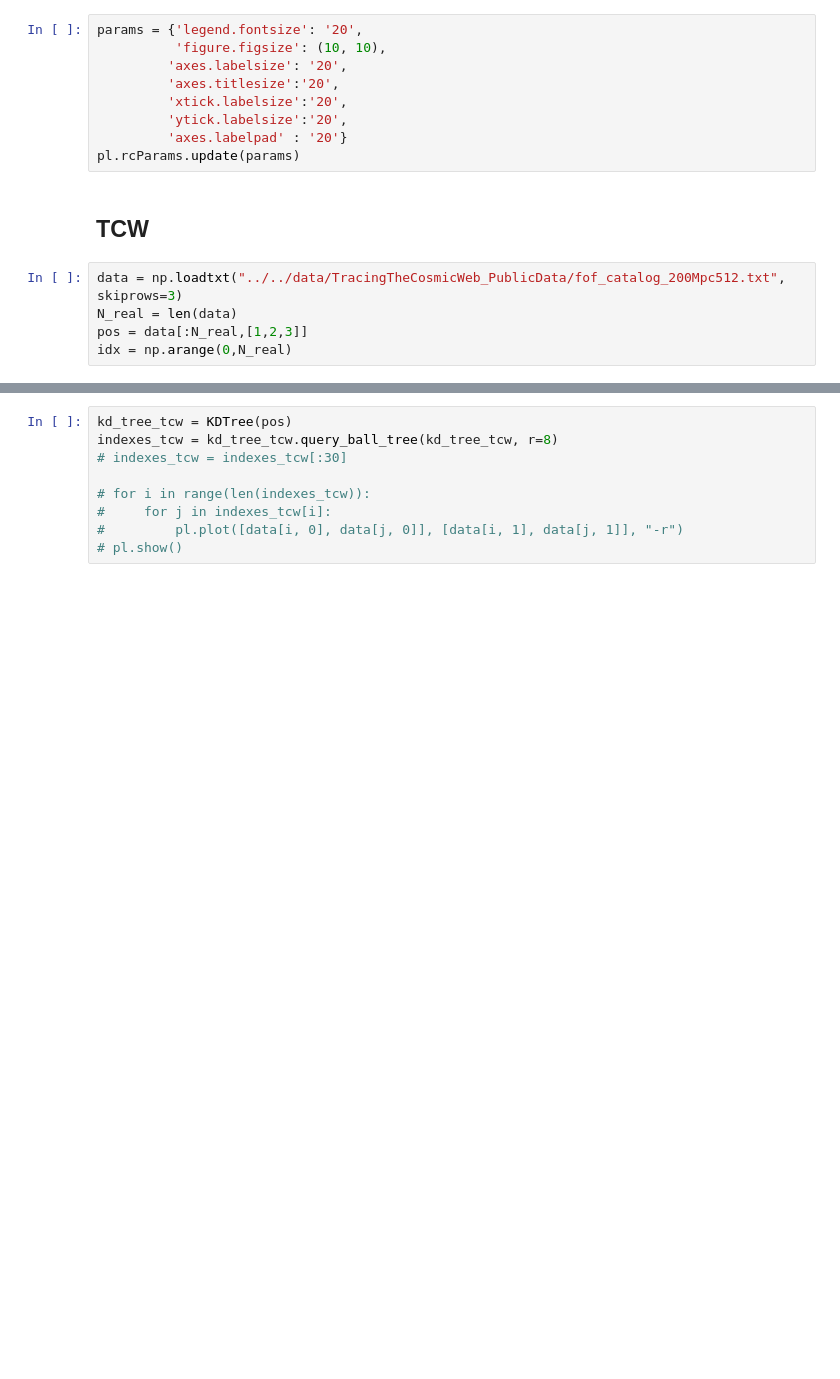
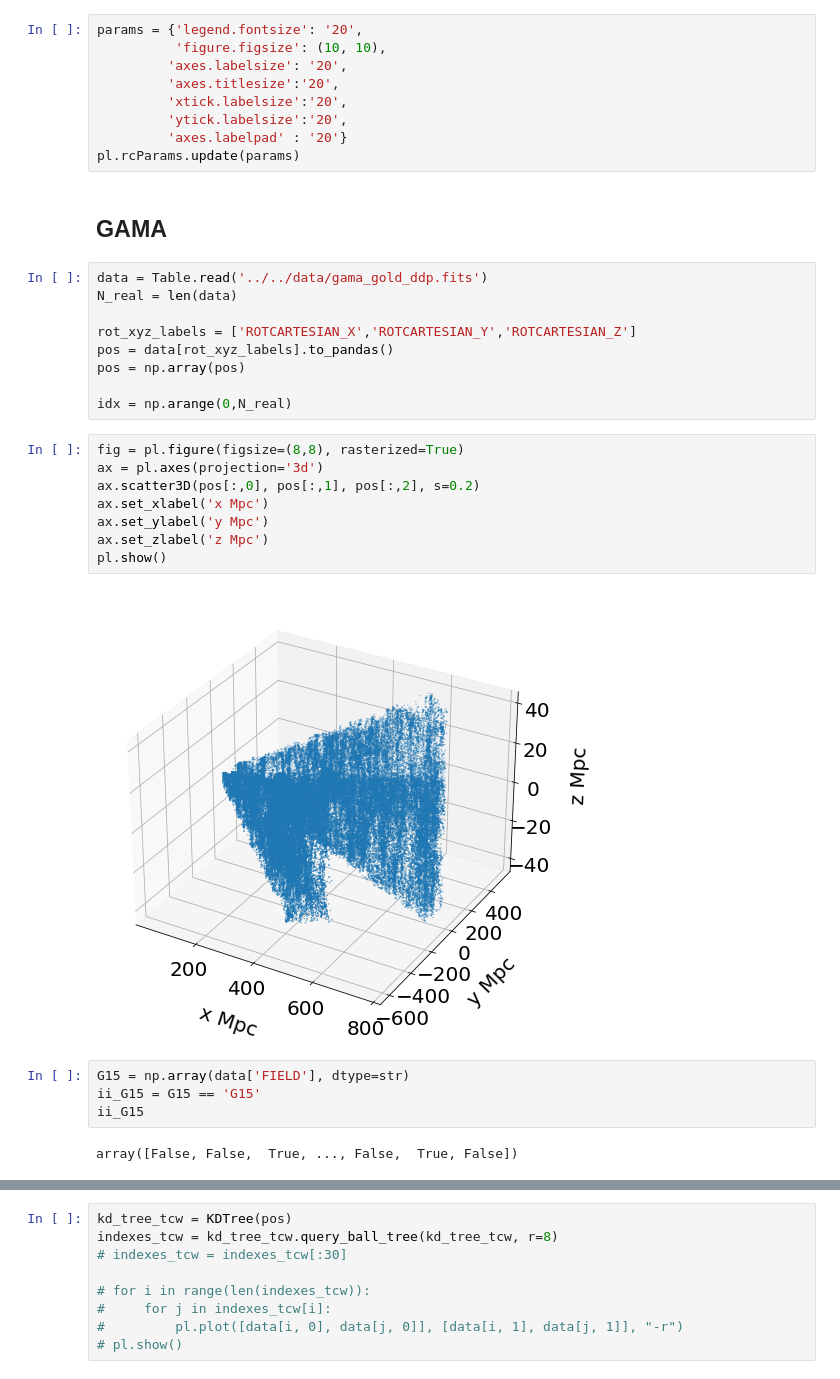
Before and after one commit to jsuarez314/graph_predictions, a Jupyter notebook: graph_dataset_GAMA.ipynb, the cells around one changed output, grey strips where cells are left out. Drawn from its saved outputs; the diff is of its cells as text; blank space fills up the shorter version.

```diff
--- a/graph_dataset_GAMA.ipynb
+++ b/graph_dataset_GAMA.ipynb
@@ -20,9 +20,29 @@ params = {'legend.fontsize': '20',
          'axes.labelpad' : '20'}
 pl.rcParams.update(params)
 # %% [markdown]
-## TCW
+## GAMA
 # %%
-data = np.loadtxt("../../data/TracingTheCosmicWeb_PublicData/fof_catalog_200Mpc512.txt", skiprows=3)
+data = Table.read('../../data/gama_gold_ddp.fits')
 N_real = len(data)
-pos = data[:N_real,[1,2,3]]
+
+rot_xyz_labels = ['ROTCARTESIAN_X','ROTCARTESIAN_Y','ROTCARTESIAN_Z']
+pos = data[rot_xyz_labels].to_pandas()
+pos = np.array(pos)
+
 idx = np.arange(0,N_real)
+# %%
+fig = pl.figure(figsize=(8,8), rasterized=True)
+ax = pl.axes(projection='3d')
+ax.scatter3D(pos[:,0], pos[:,1], pos[:,2], s=0.2)
+ax.set_xlabel('x Mpc')
+ax.set_ylabel('y Mpc')
+ax.set_zlabel('z Mpc')
+pl.show()
+# %% [output]
+[figure, added]
+# %%
+G15 = np.array(data['FIELD'], dtype=str)
+ii_G15 = G15 == 'G15'
+ii_G15
+# %% [output]
+array([False, False,  True, ..., False,  True, False])
```
Also changed, not shown: parts of 12 cells of this notebook, 1 other file.
